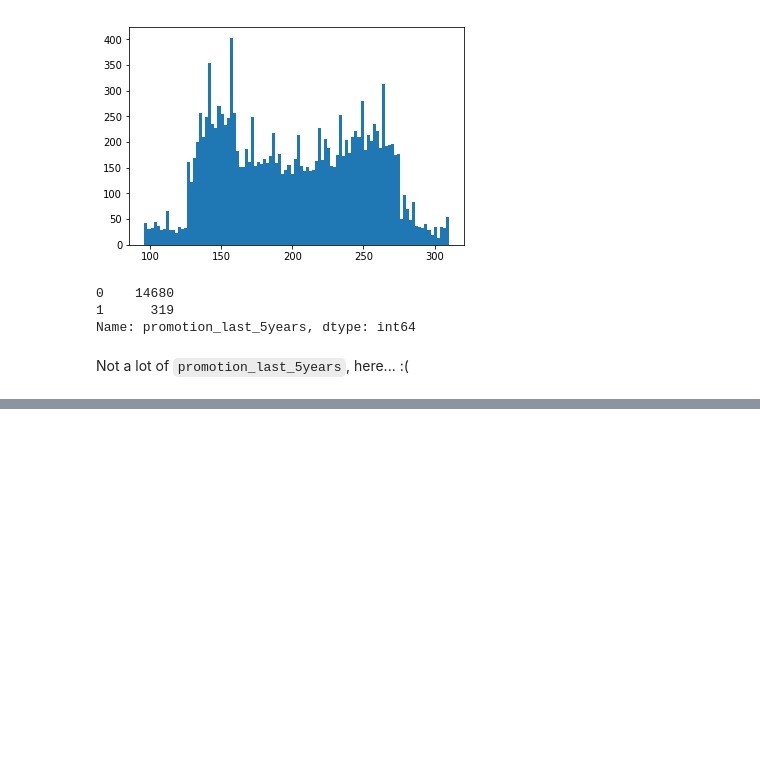
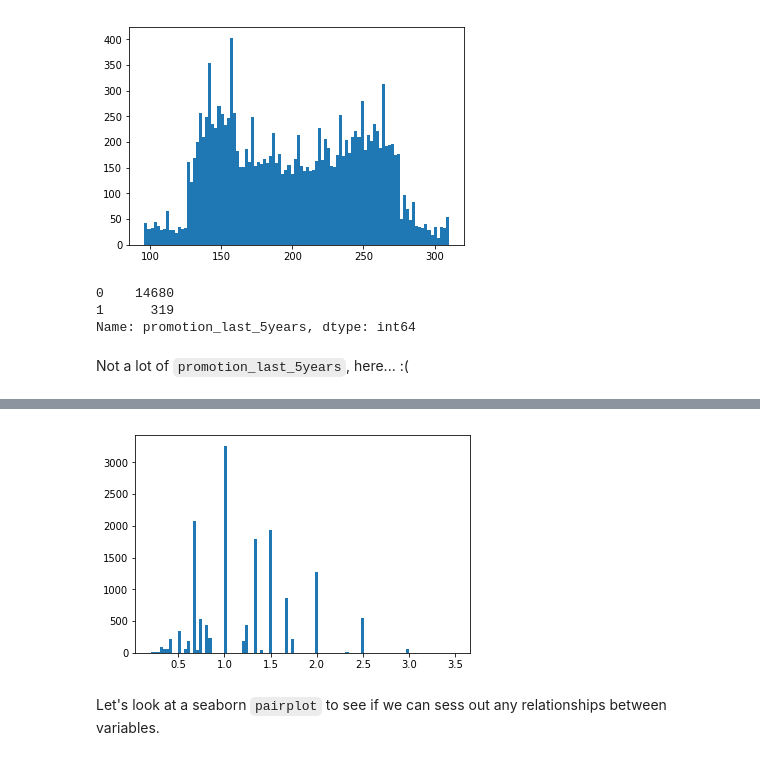
Before and after one commit to giancarlo-garbagnati/employeeretention-ml, a Jupyter notebook: ipynotebooks/hr-employeeretention.ipynb, the cells around one changed output, grey strips where cells are left out. Saved outputs shown, nothing was run; the diff lists cells and outputs as text; code cells hidden in the pictures; blank space fills up the shorter version.

```diff
--- a/ipynotebooks/hr-employeeretention.ipynb
+++ b/ipynotebooks/hr-employeeretention.ipynb
@@ -184,13 +181,0 @@ Name: salary, dtype: int64
-# %%
-def impute_salary(s):
-    if s == 'low':
-        return 0
-    if s == 'medium':
-        return 1
-    if s == 'high':
-        return 2
-    else:
-        return -1
-
-df['salary'] = df['salary'].apply(lambda x: impute_salary(x))
-df['salary'].value_counts()
@@ -246,0 +213,13 @@ Name: sales, dtype: int64
+# %%
+def impute_salary(s):
+    if (s == 'low') or (s == 0):
+        return 0
+    if (s == 'medium') or (s == 1):
+        return 1
+    if (s == 'high') or (s == 2):
+        return 2
+    else:
+        return -1
+
+df['salary'] = df['salary'].apply(lambda x: impute_salary(x))
+df['salary'].value_counts()
@@ -246,0 +237,4 @@ Name: sales, dtype: int64
+# %%
+df.columns = ['satisfaction_level', 'last_evaluation', 'number_project',
+       'average_montly_hours', 'time_spend_company', 'Work_accident', 'left',
+       'promotion_last_5years', 'dept', 'salary']
@@ -246,0 +250,2 @@ Name: sales, dtype: int64
+# %%
+df = pd.get_dummies(df, columns=['dept'])
@@ -249,0 +281,6 @@ df['proce']
+# %%
+plt.hist(df['projects_over_time'], bins=100);
+# %% [output]
+[figure, added]
+# %% [markdown]
+Let's look at a seaborn `pairplot` to see if we can sess out any relationships between variables.
```
Also changed, not shown: parts of 20 cells of this notebook.
